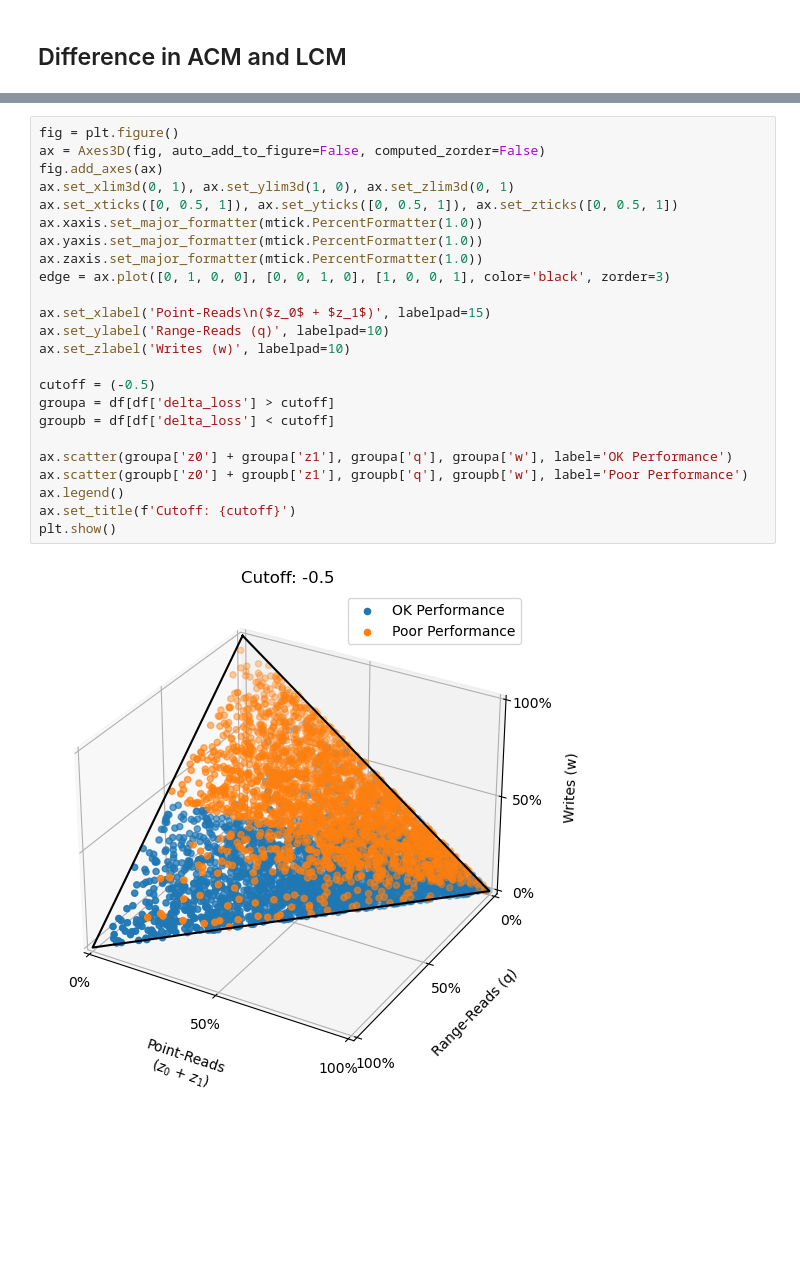
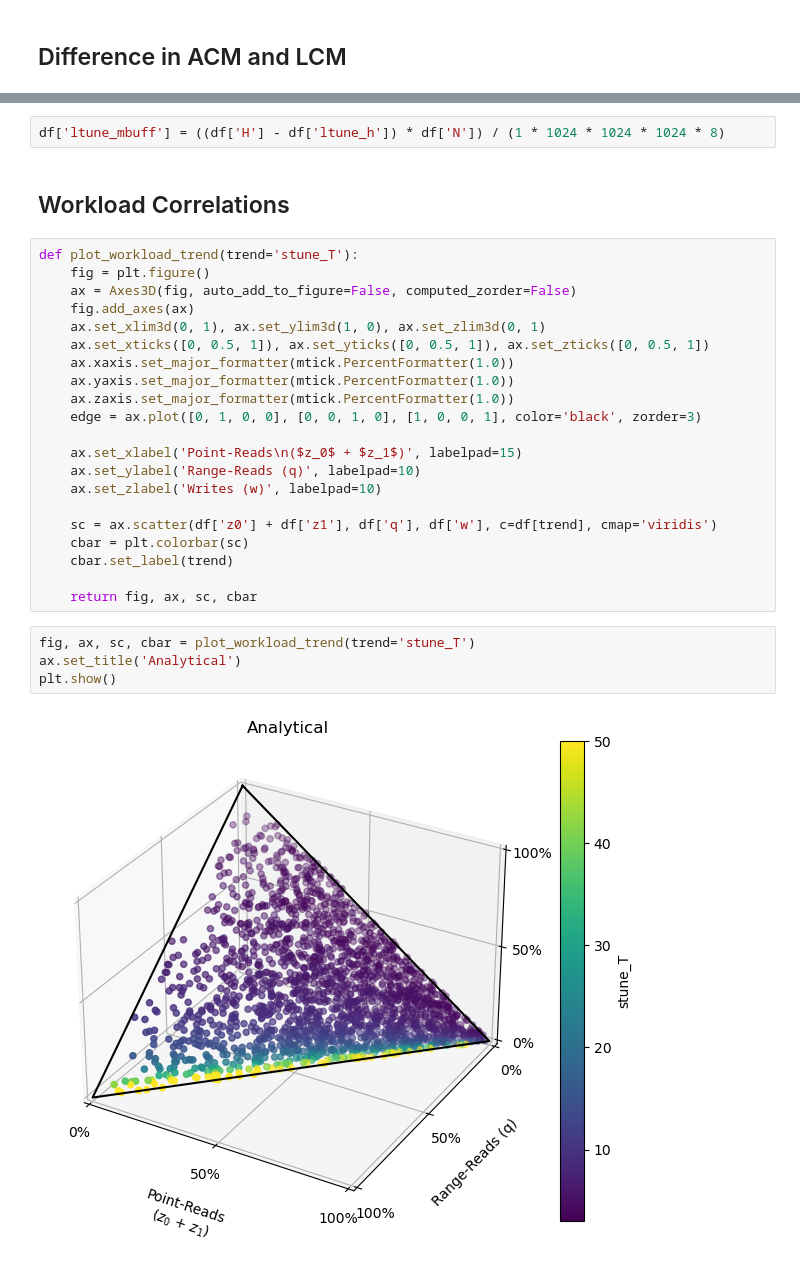
Before and after one commit to ephoris/endure-jupyter, a Jupyter notebook: experiments/01_ltune_eval.ipynb, the cells around one changed output, grey strips where cells are left out. Cells and saved outputs as stored; diff of their text form; blank space fills up the shorter version.

```diff
--- a/experiments/01_ltune_eval.ipynb
+++ b/experiments/01_ltune_eval.ipynb
@@ -206,26 +307,31 @@ plt.show()
+# %%
+df['ltune_mbuff'] = ((df['H'] - df['ltune_h']) * df['N']) / (1 * 1024 * 1024 * 1024 * 8)
+# %% [markdown]
+## Workload Correlations
+# %%
+def plot_workload_trend(trend='stune_T'):
+    fig = plt.figure()
+    ax = Axes3D(fig, auto_add_to_figure=False, computed_zorder=False)
+    fig.add_axes(ax)
+    ax.set_xlim3d(0, 1), ax.set_ylim3d(1, 0), ax.set_zlim3d(0, 1)
+    ax.set_xticks([0, 0.5, 1]), ax.set_yticks([0, 0.5, 1]), ax.set_zticks([0, 0.5, 1])
+    ax.xaxis.set_major_formatter(mtick.PercentFormatter(1.0))
+    ax.yaxis.set_major_formatter(mtick.PercentFormatter(1.0))
+    ax.zaxis.set_major_formatter(mtick.PercentFormatter(1.0))
+    edge = ax.plot([0, 1, 0, 0], [0, 0, 1, 0], [1, 0, 0, 1], color='black', zorder=3)
+
+    ax.set_xlabel('Point-Reads\n($z_0$ + $z_1$)', labelpad=15)
+    ax.set_ylabel('Range-Reads (q)', labelpad=10)
+    ax.set_zlabel('Writes (w)', labelpad=10)
+
+    sc = ax.scatter(df['z0'] + df['z1'], df['q'], df['w'], c=df[trend], cmap='viridis')
+    cbar = plt.colorbar(sc)
+    cbar.set_label(trend)
+
+    return fig, ax, sc, cbar
 # %%
-fig = plt.figure()
-ax = Axes3D(fig, auto_add_to_figure=False, computed_zorder=False)
-fig.add_axes(ax)
-ax.set_xlim3d(0, 1), ax.set_ylim3d(1, 0), ax.set_zlim3d(0, 1)
-ax.set_xticks([0, 0.5, 1]), ax.set_yticks([0, 0.5, 1]), ax.set_zticks([0, 0.5, 1])
-ax.xaxis.set_major_formatter(mtick.PercentFormatter(1.0))
-ax.yaxis.set_major_formatter(mtick.PercentFormatter(1.0))
-ax.zaxis.set_major_formatter(mtick.PercentFormatter(1.0))
-edge = ax.plot([0, 1, 0, 0], [0, 0, 1, 0], [1, 0, 0, 1], color='black', zorder=3)
-
-ax.set_xlabel('Point-Reads\n($z_0$ + $z_1$)', labelpad=15)
-ax.set_ylabel('Range-Reads (q)', labelpad=10)
-ax.set_zlabel('Writes (w)', labelpad=10)
-
-cutoff = (-0.5)
-groupa = df[df['delta_loss'] > cutoff]
-groupb = df[df['delta_loss'] < cutoff]
-
-ax.scatter(groupa['z0'] + groupa['z1'], groupa['q'], groupa['w'], label='OK Performance')
-ax.scatter(groupb['z0'] + groupb['z1'], groupb['q'], groupb['w'], label='Poor Performance')
-ax.legend()
-ax.set_title(f'Cutoff: {cutoff}')
+fig, ax, sc, cbar = plot_workload_trend(trend='stune_T')
+ax.set_title('Analytical')
 plt.show()
 # %% [output]
-[figure, old version]
+[figure, new version]
```
Also changed, not shown: parts of 34 cells of this notebook, 3 other files.
